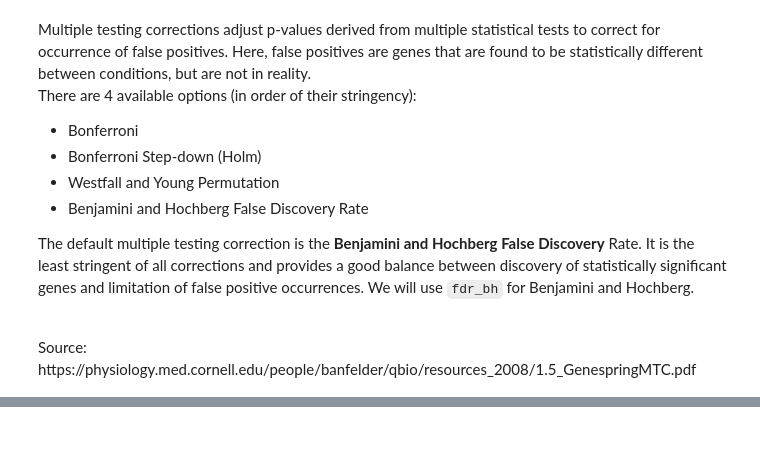
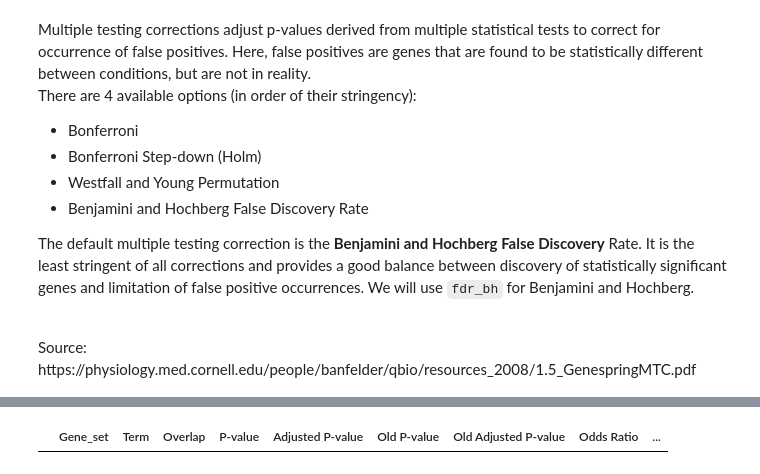
Before and after one commit to Crazz-Zaac/python-bioinformatics, a Jupyter notebook: Final Project.ipynb, the cells around one changed output, grey strips where cells are left out. Drawn from its saved outputs; the diff is of its cells as text; code cells hidden in the pictures; blank space fills up the shorter version.

```diff
--- a/Final Project.ipynb
+++ b/Final Project.ipynb
@@ -245,0 +290,10 @@ plt.show()
+# %%
+# Step 2: Prepare the gene list for enrichment analysis
+gene_list = queries['ensembl_gene_id']
+
+# if you are only intrested in dataframe that enrichr returned, please set outdir=None
+enr = gp.enrichr(gene_list=gene_list, # or "./tests/data/gene_list.txt",
+                 gene_sets=['KEGG_2021_Yeast'],
+                 organism='yeast', # don't forget to set organism to the one you desired! e.g. Yeast
+                 outdir=None, # don't write to disk
+                )
@@ -245,0 +303,4 @@ plt.show()
+# %%
+enr.results.head()
+# %% [output]
+|  | Gene_set | Term | Overlap | P-value | Adjusted P-value | Old P-value | Old Adjusted P-value | Odds Ratio | ... |
```
Also changed, not shown: parts of 35 cells of this notebook.
